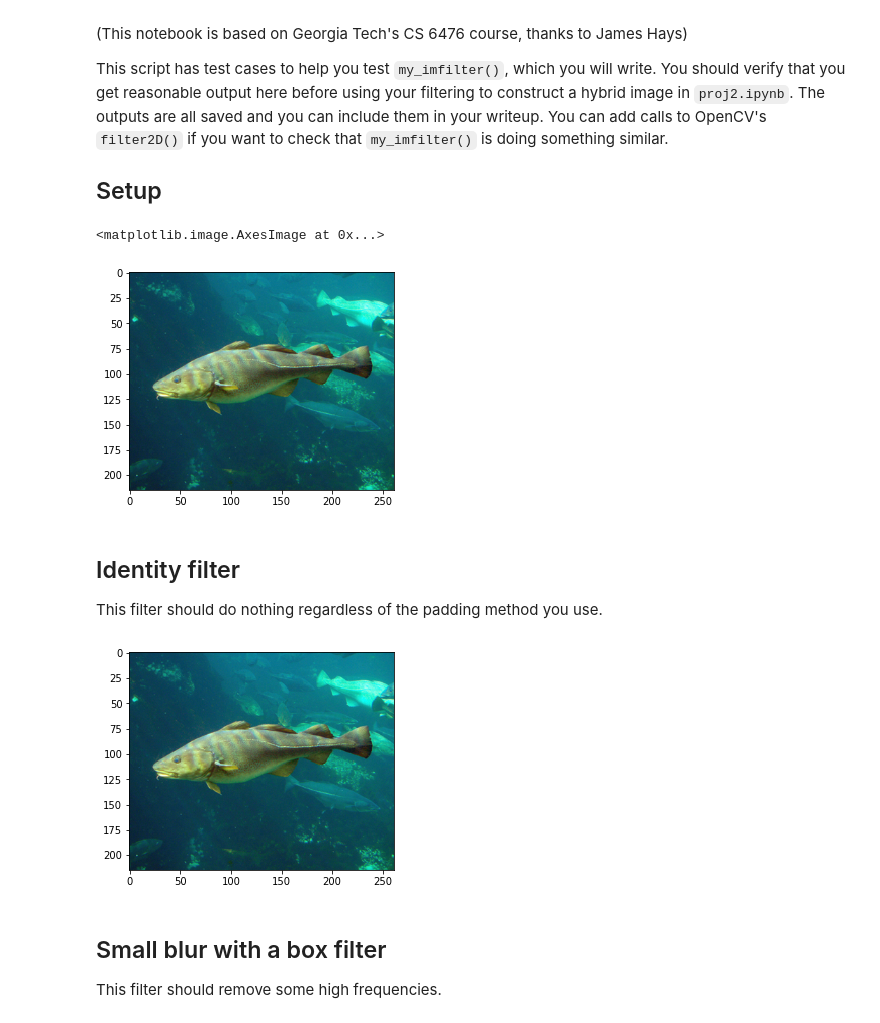
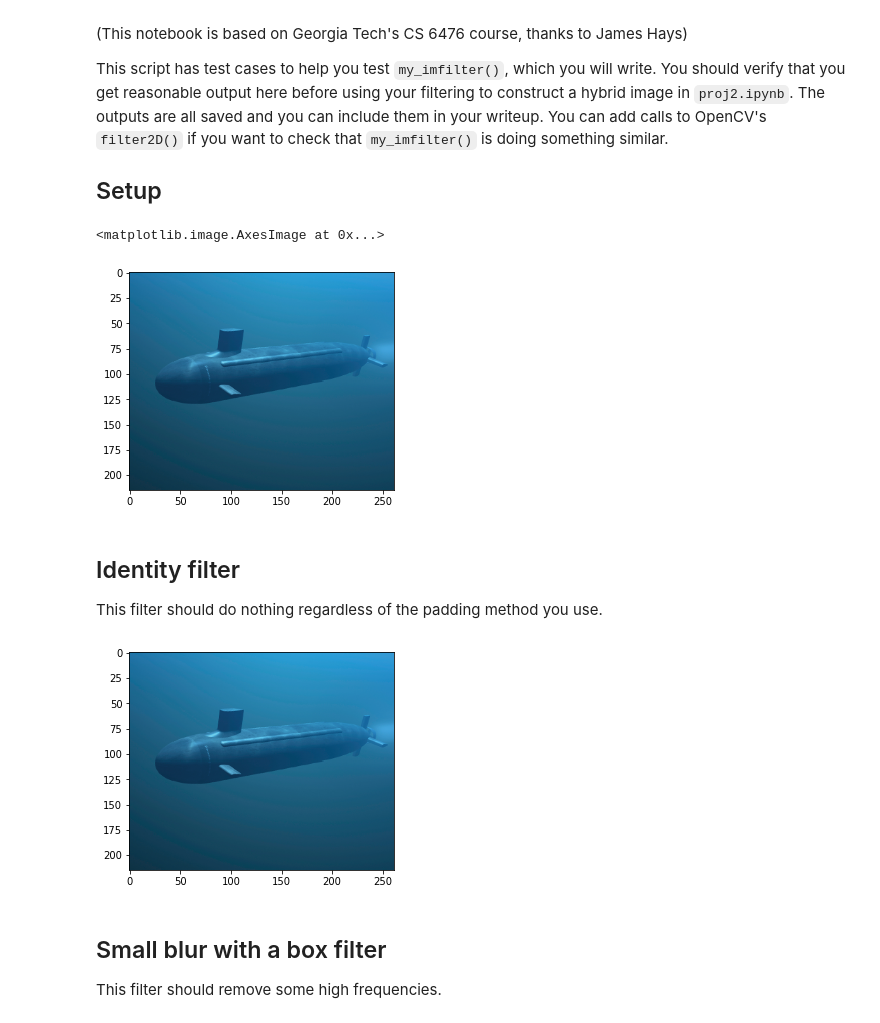
Before and after one commit to chododom/Computer-Vision, a Jupyter notebook: project2/proj2_test_filtering.ipynb, the cells around one changed output. Cells and saved outputs as stored; diff of their text form; code cells hidden in the pictures.

```diff
--- a/project2/proj2_test_filtering.ipynb
+++ b/project2/proj2_test_filtering.ipynb
@@ -9,18 +9,18 @@ This script has test cases to help you test `my_imfilter()`, which you will writ
 # %%
 import cv2
 import numpy as np
 
 import matplotlib.pyplot as plt
 %matplotlib inline
 from utils import load_image, save_image
 from project2 import my_imfilter
 
-test_image = load_image('images/fish.bmp')
+test_image = load_image('images/submarine.bmp')
 test_image = cv2.resize(test_image, (0, 0), fx=0.7, fy=0.7)
 plt.imshow(test_image)
 # %% [output]
 <matplotlib.image.AxesImage at 0x...>
-[figure, old version]
+[figure, new version]
 # %% [markdown]
 ## Identity filter
 This filter should do nothing regardless of the padding method you use.
@@ -30,7 +30,7 @@ identity_image = my_imfilter(test_image, identity_filter)
 plt.imshow(identity_image)
 done = save_image('../results/identity_image.jpg', identity_image)
 # %% [output]
-[figure, old version]
+[figure, new version]
 # %% [markdown]
 ## Small blur with a box filter
 This filter should remove some high frequencies.
```
Also changed, not shown: parts of 5 cells of this notebook, 15 other files.
